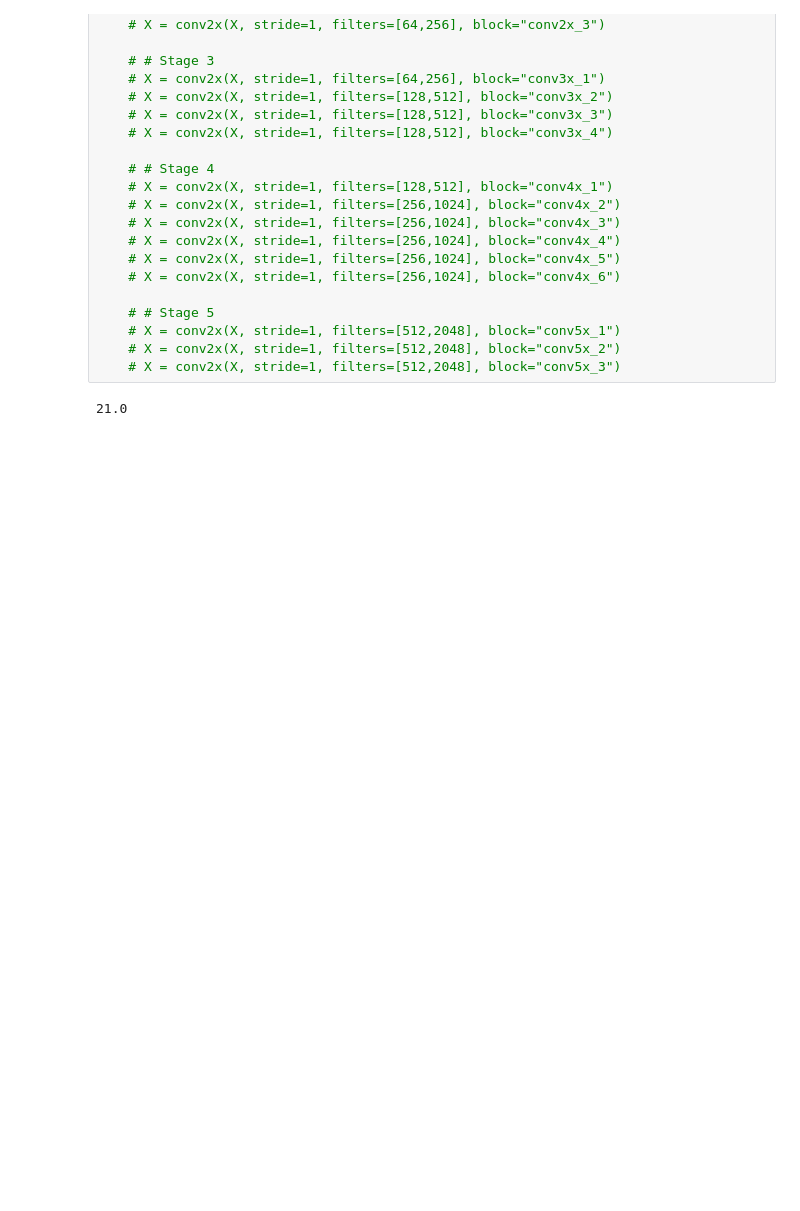
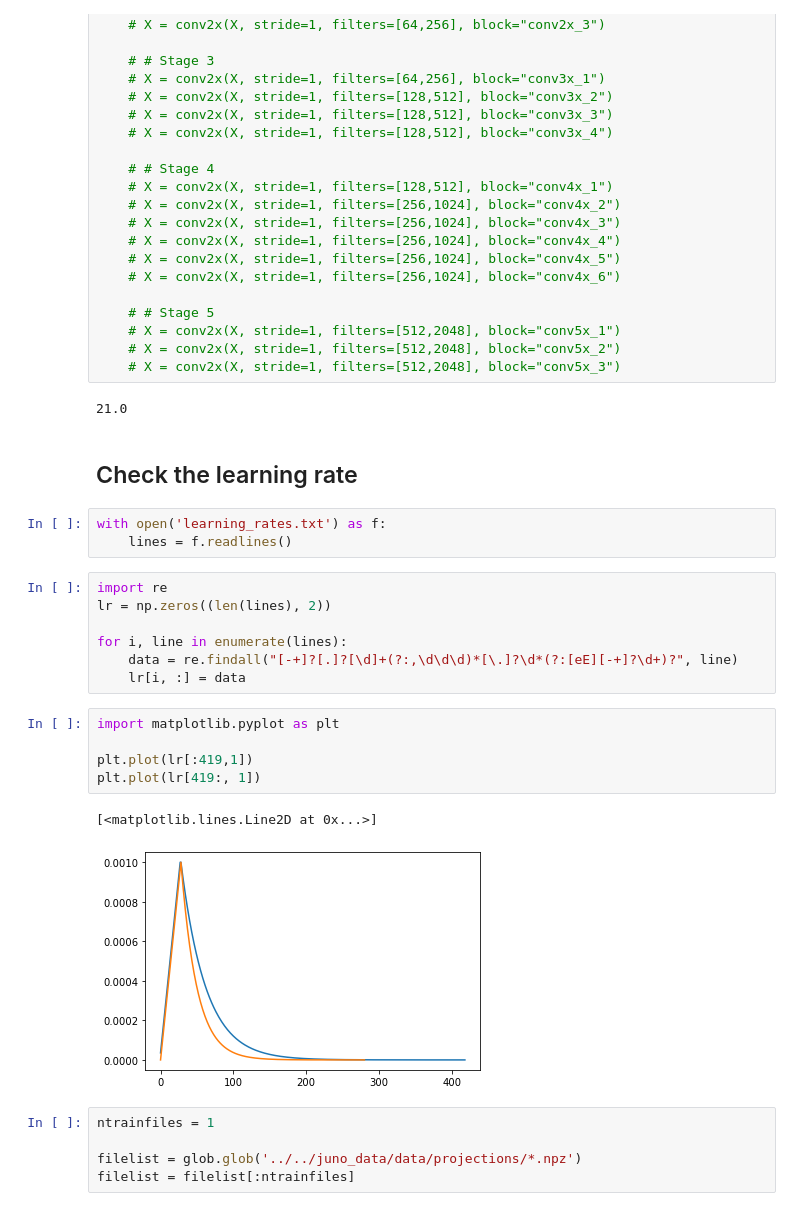
Before and after one commit to niklai99/qcnn4juno, a Jupyter notebook: resnet/Juno_resnet.ipynb, the cells around one changed output. Saved outputs shown, nothing was run; the diff lists cells and outputs as text; blank space fills up the shorter version.

```diff
--- a/resnet/Juno_resnet.ipynb
+++ b/resnet/Juno_resnet.ipynb
@@ -363,3 +414,28 @@ _________________________________________________________________
     # X = conv2x(X, stride=1, filters=[512,2048], block="conv5x_3")
 # %% [output]
 21.0
+# %% [markdown]
+## Check the learning rate
+# %%
+with open('learning_rates.txt') as f:
+    lines = f.readlines()
+# %%
+import re
+lr = np.zeros((len(lines), 2))
+
+for i, line in enumerate(lines):
+    data = re.findall("[-+]?[.]?[\d]+(?:,\d\d\d)*[\.]?\d*(?:[eE][-+]?\d+)?", line)
+    lr[i, :] = data
+# %%
+import matplotlib.pyplot as plt
+
+plt.plot(lr[:419,1])
+plt.plot(lr[419:, 1])
+# %% [output]
+[<matplotlib.lines.Line2D at 0x...>]
+[figure, added]
+# %%
+ntrainfiles = 1
+
+filelist = glob.glob('../../juno_data/data/projections/*.npz')
+filelist = filelist[:ntrainfiles]
```
Also changed, not shown: parts of 15 cells of this notebook, 1 other file.
